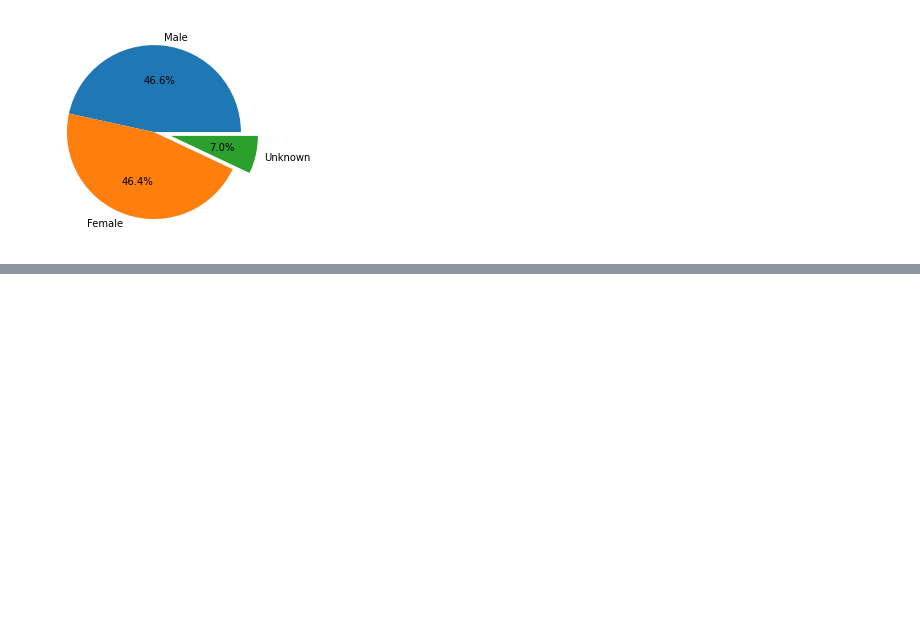
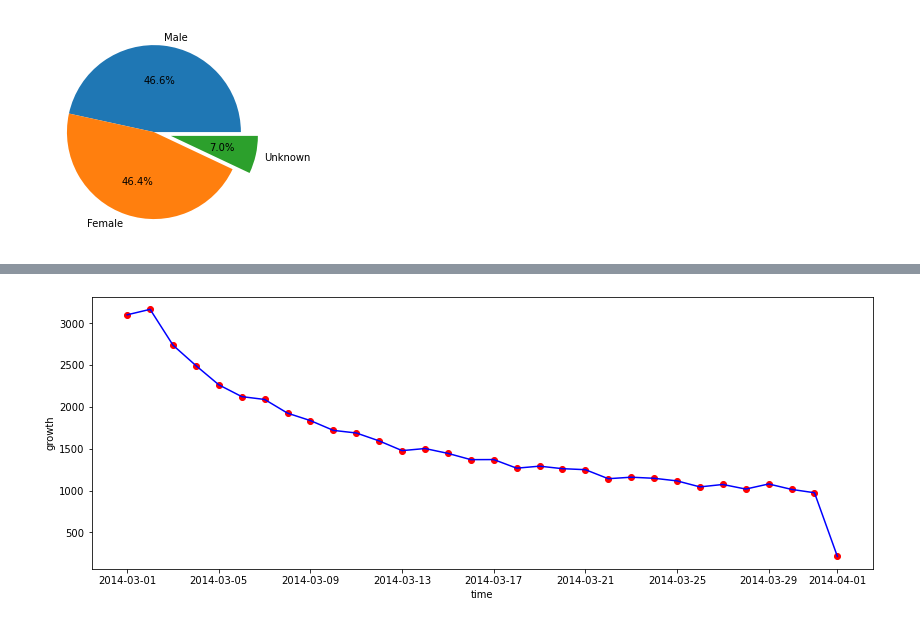
Before and after one commit to Jinay01/Syapse-task, a Jupyter notebook: task2.ipynb, the cells around one changed output, grey strips where cells are left out. Cells and saved outputs as stored; diff of their text form; code cells hidden in the pictures; blank space fills up the shorter version.

```diff
--- a/task2.ipynb
+++ b/task2.ipynb
@@ -313,0 +193,12 @@ plt.show()
+# %%
+fig = plt.figure(figsize=(14,5))
+x= [y for y in data['time']]
+y= [x for x in data['count']]
+
+plt.scatter(x,y,color='r',zorder=1)
+plt.plot(x,y,color='b',zorder=2)
+plt.xlabel('time')
+plt.ylabel('growth')
+plt.show()
+# %% [output]
+[figure, added]
```
Also changed, not shown: parts of 22 cells of this notebook.
